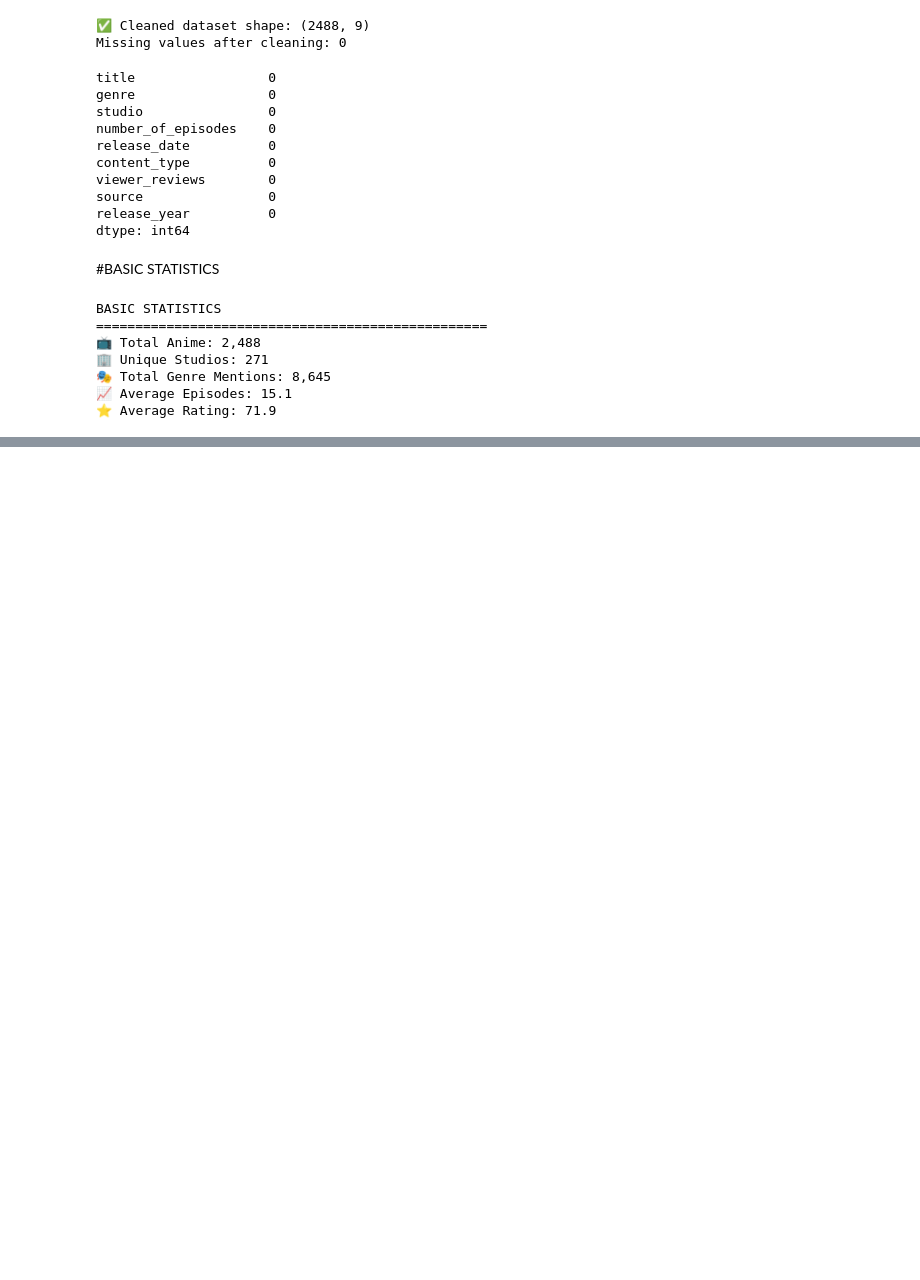
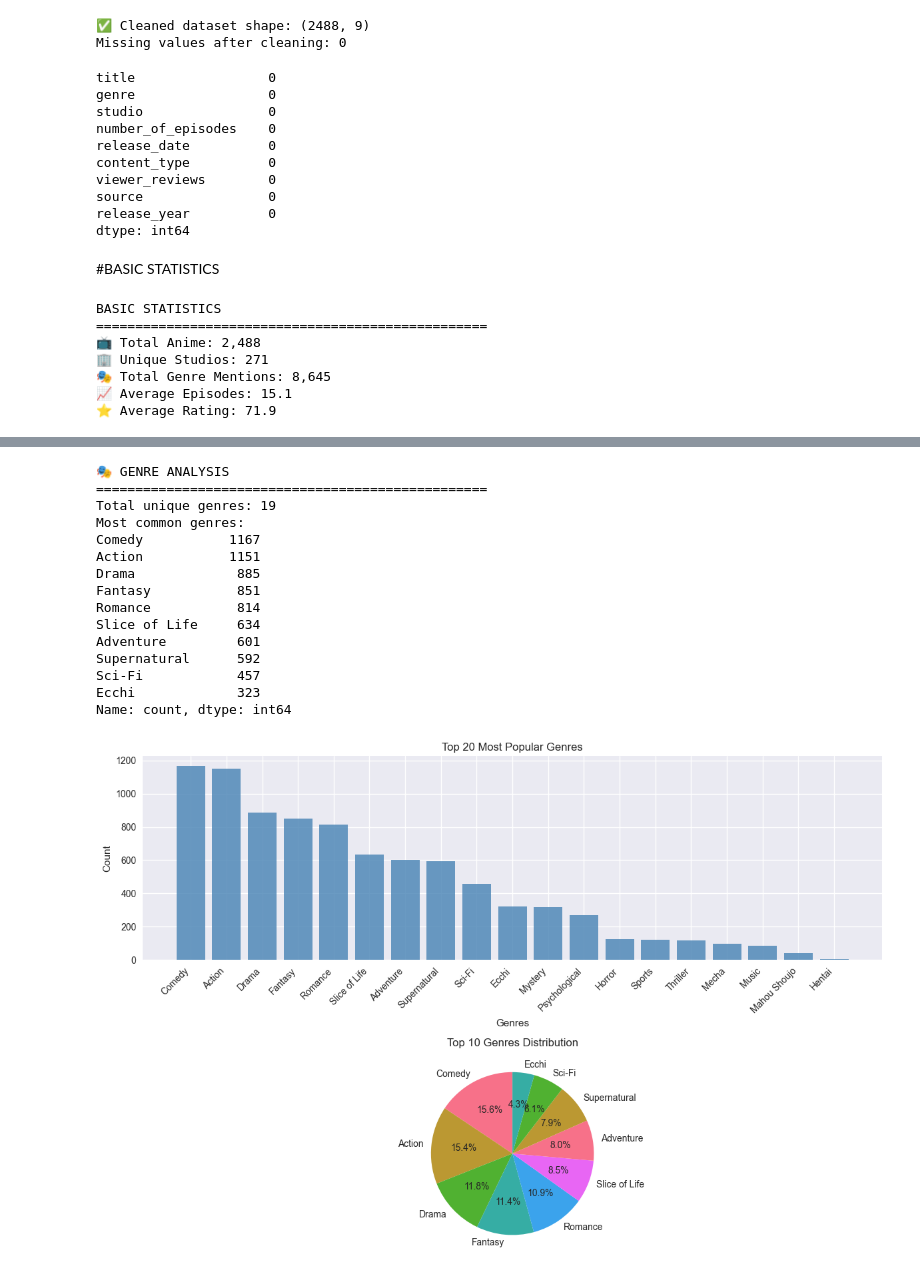
Before and after one commit to HarshRajSahu007/Anime_Popularity_Predictor, a Jupyter notebook: predictor.ipynb, the cells around one changed output, grey strips where cells are left out. Drawn from its saved outputs; the diff is of its cells as text; code cells hidden in the pictures; blank space fills up the shorter version.

```diff
--- a/predictor.ipynb
+++ b/predictor.ipynb
@@ -222,0 +290,51 @@ BASIC STATISTICS
+# %%
+print("🎭 GENRE ANALYSIS")
+print("=" * 50)
+
+
+all_genres = []
+for genres in df_clean['genre'].dropna():
+    if genres != 'Unknown':
+        genre_list = [g.strip() for g in genres.split(',')]
+        all_genres.extend(genre_list)
+
+genre_counts = pd.Series(all_genres).value_counts()
+print(f"Total unique genres: {len(genre_counts)}")
+print(f"Most common genres:")
+print(genre_counts.head(10))
+
+
+plt.figure(figsize=(12, 8))
+top_20_genres = genre_counts.head(20)
+
+plt.subplot(2, 1, 1)
+plt.bar(range(len(top_20_genres)), top_20_genres.values, color='steelblue', alpha=0.8)
+plt.title('Top 20 Most Popular Genres')
+plt.xlabel('Genres')
+plt.ylabel('Count')
+plt.xticks(range(len(top_20_genres)), top_20_genres.index, rotation=45, ha='right')
+
+
+plt.subplot(2, 1, 2)
+plt.pie(genre_counts.head(10).values, labels=genre_counts.head(10).index, autopct='%1.1f%%', startangle=90)
+plt.title('Top 10 Genres Distribution')
+
+plt.tight_layout()
+plt.show()
+# %% [output]
+🎭 GENRE ANALYSIS
+==================================================
+Total unique genres: 19
+Most common genres:
+Comedy           1167
+Action           1151
+Drama             885
+Fantasy           851
+Romance           814
+Slice of Life     634
+Adventure         601
+Supernatural      592
+Sci-Fi            457
+Ecchi             323
+Name: count, dtype: int64
+[figure, added]
```
Also changed, not shown: parts of 8 cells of this notebook.
